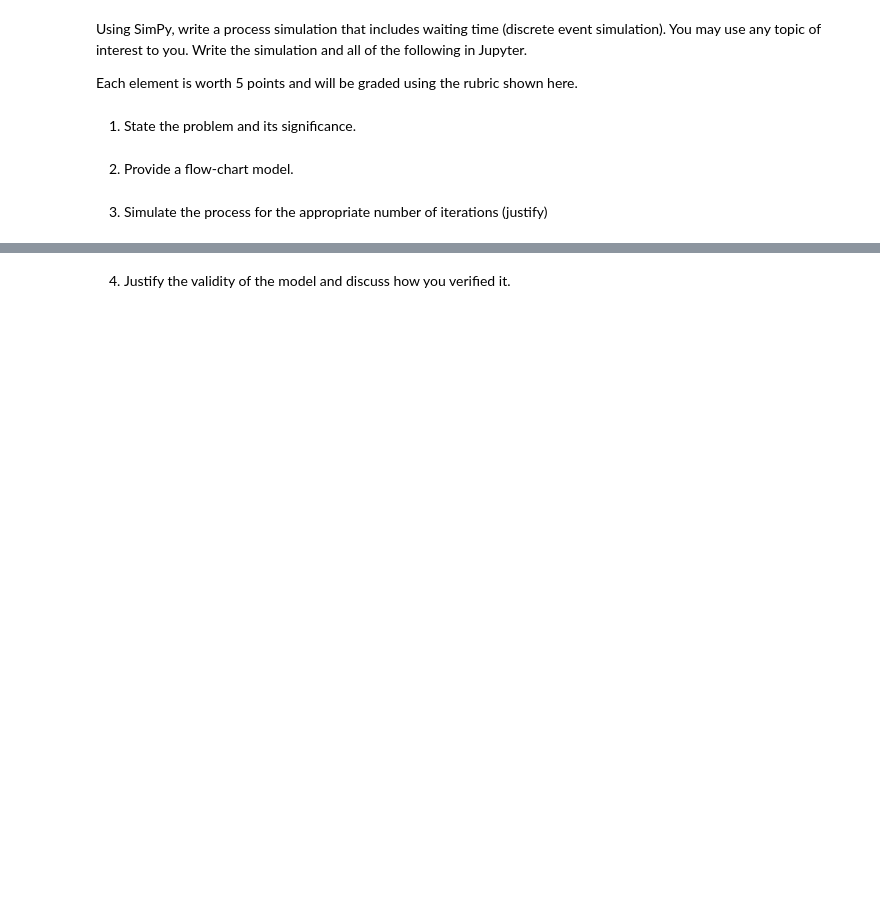
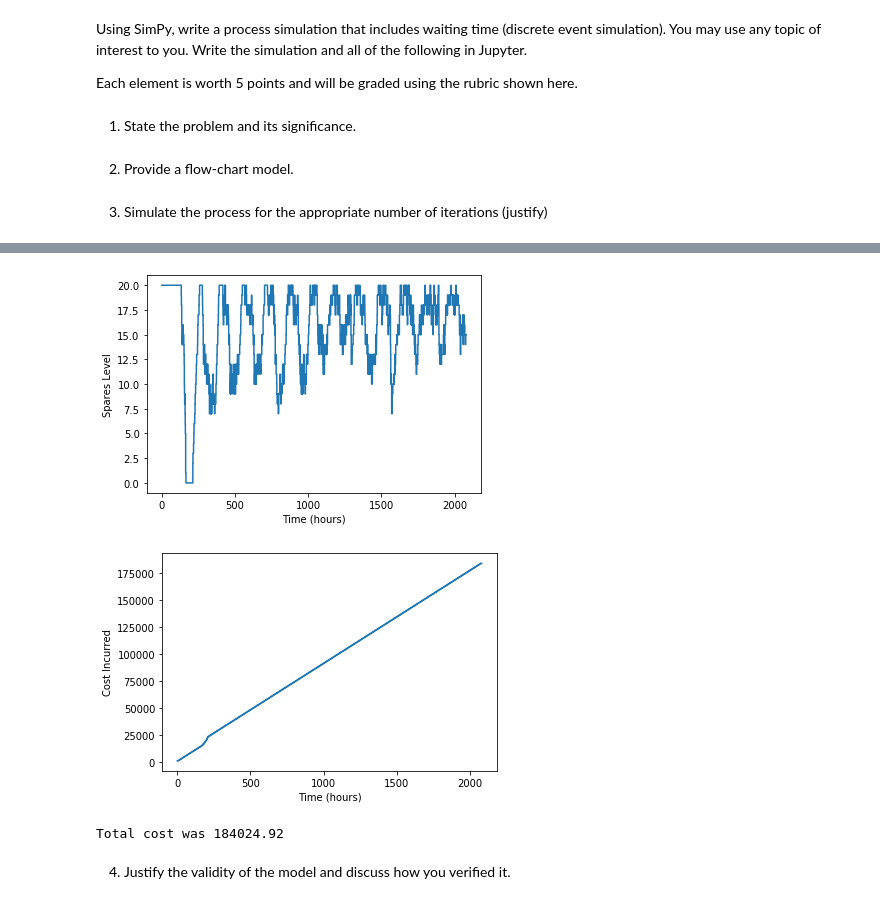
Before and after one commit to igukusamuel/DATA-604-Simulation-and-Modeling, a Jupyter notebook: DATA 604 Final Project.ipynb, the cells around one changed output, grey strips where cells are left out. Saved outputs shown, nothing was run; the diff lists cells and outputs as text; code cells hidden in the pictures; blank space fills up the shorter version.

```diff
--- a/DATA 604 Final Project.ipynb
+++ b/DATA 604 Final Project.ipynb
@@ -22,2 +133,22 @@ Each element is worth 5 points and will be graded using the rubric shown here.
+# %%
+import matplotlib.pyplot as plt
+
+plt.figure()
+plt.step(obs_time, obs_spares, where='post')
+plt.xlabel('Time (hours)')
+plt.ylabel('Spares Level')
+
+plt.figure()
+plt.step(obs_time, obs_cost, where='post')
+plt.xlabel('Time (hours)')
+plt.ylabel('Cost Incurred')
+
+plt.show()
+
+print('Total cost was {:.2f}'.format(obs_cost[-1]))
+# %% [output]
+[figure, added]
+[figure, added]
+Total cost was 184024.92
 # %% [markdown]
 4.  Justify the validity of the model and discuss how you verified it.
```
Also changed, not shown: parts of 3 cells of this notebook.
